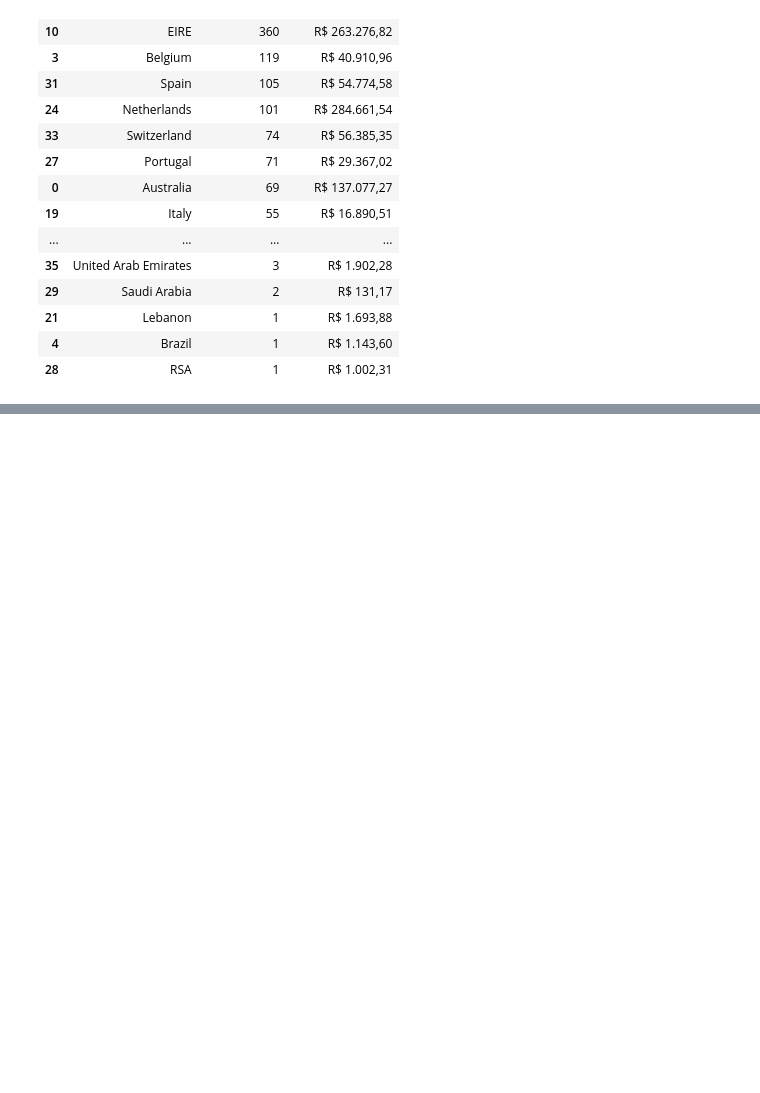
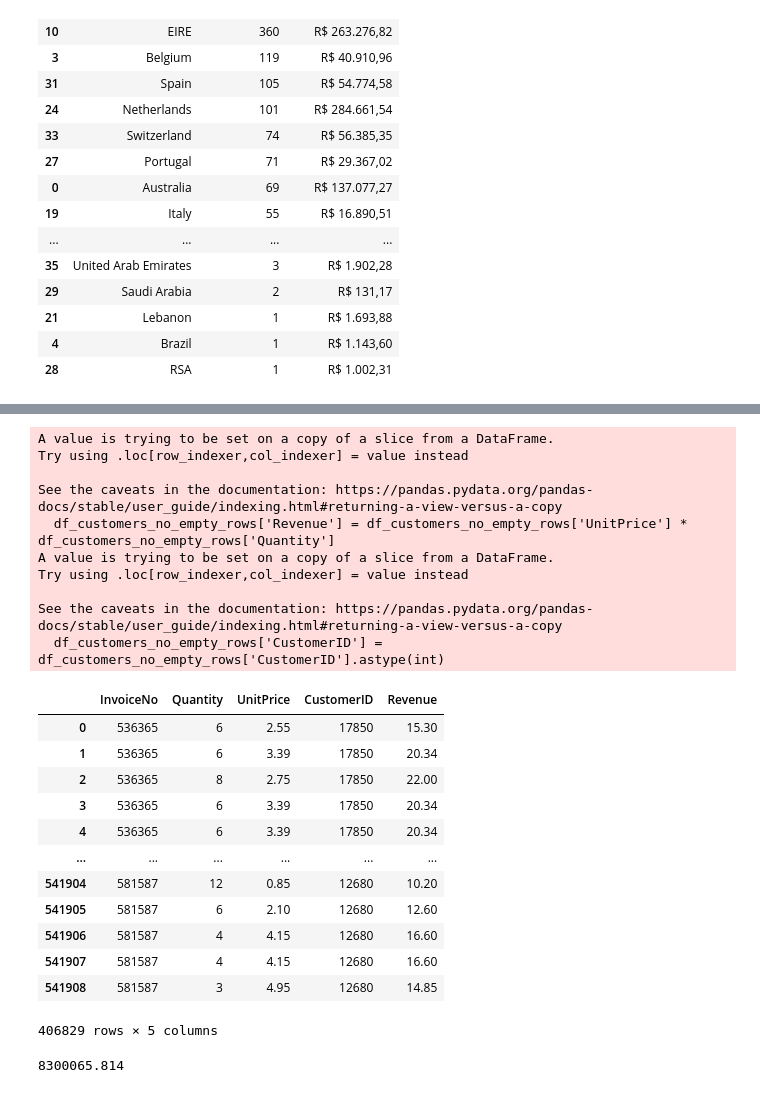
Before and after one commit to devWeb-JP18/bi-data-ai-portfolio, a Jupyter notebook: projects_data_analysis_and_BI/Online_retail/app.ipynb, the cells around one changed output, grey strips where cells are left out. Cells and saved outputs as stored; diff of their text form; code cells hidden in the pictures; blank space fills up the shorter version.

```diff
--- a/projects_data_analysis_and_BI/Online_retail/app.ipynb
+++ b/projects_data_analysis_and_BI/Online_retail/app.ipynb
@@ -466,0 +578,10 @@ countries_with_most_purchase
+# %%
+#1 Extract the dataset with relevant infos
+#2 clean the data
+#3 extract the revenue
+#4 group by customer
+#5 format revenue to Brazilian currency
+
+df_customers = df[['InvoiceNo','Quantity','UnitPrice','CustomerID']]
+df_customers
+df
@@ -466,0 +615,4 @@ countries_with_most_purchase
+# %%
+#2.1 - No empty rows
+df_customers_no_empty_rows = df_customers.dropna()
+df_customers_no_empty_rows
@@ -466,0 +633,37 @@ countries_with_most_purchase
+# %%
+#3.1
+df_customers_no_empty_rows['Revenue'] = df_customers_no_empty_rows['UnitPrice'] * df_customers_no_empty_rows['Quantity']
+df_customers_no_empty_rows['CustomerID'] = df_customers_no_empty_rows['CustomerID'].astype(int)
+df_customers_no_empty_rows
+# %% [output]
+A value is trying to be set on a copy of a slice from a DataFrame.
+Try using .loc[row_indexer,col_indexer] = value instead
+
+See the caveats in the documentation: https://pandas.pydata.org/pandas-docs/stable/user_guide/indexing.html#returning-a-view-versus-a-copy
+  df_customers_no_empty_rows['Revenue'] = df_customers_no_empty_rows['UnitPrice'] * df_customers_no_empty_rows['Quantity']
+A value is trying to be set on a copy of a slice from a DataFrame.
+Try using .loc[row_indexer,col_indexer] = value instead
+
+See the caveats in the documentation: https://pandas.pydata.org/pandas-docs/stable/user_guide/indexing.html#returning-a-view-versus-a-copy
+  df_customers_no_empty_rows['CustomerID'] = df_customers_no_empty_rows['CustomerID'].astype(int)
+|  | InvoiceNo | Quantity | UnitPrice | CustomerID | Revenue |
+| 0 | 536365 | 6 | 2.55 | 17850 | 15.30 |
+| 1 | 536365 | 6 | 3.39 | 17850 | 20.34 |
+| 2 | 536365 | 8 | 2.75 | 17850 | 22.00 |
+| 3 | 536365 | 6 | 3.39 | 17850 | 20.34 |
+| 4 | 536365 | 6 | 3.39 | 17850 | 20.34 |
+| ... | ... | ... | ... | ... | ... |
+| 541904 | 581587 | 12 | 0.85 | 12680 | 10.20 |
+| 541905 | 581587 | 6 | 2.10 | 12680 | 12.60 |
+| 541906 | 581587 | 4 | 4.15 | 12680 | 16.60 |
+| 541907 | 581587 | 4 | 4.15 | 12680 | 16.60 |
+| 541908 | 581587 | 3 | 4.95 | 12680 | 14.85 |
+406829 rows × 5 columns
+# %%
+#4.1
+group_customers = df_customers_no_empty_rows.groupby(by='CustomerID')['Revenue'].sum().reset_index()
+group_customers.sort_values('Revenue', ascending = False, inplace = True)
+total_revenue_of_identified_customers = group_customers['Revenue'].sum()
+total_revenue_of_identified_customers
+# %% [output]
+8300065.814
```
Also changed, not shown: parts of 16 cells of this notebook.
